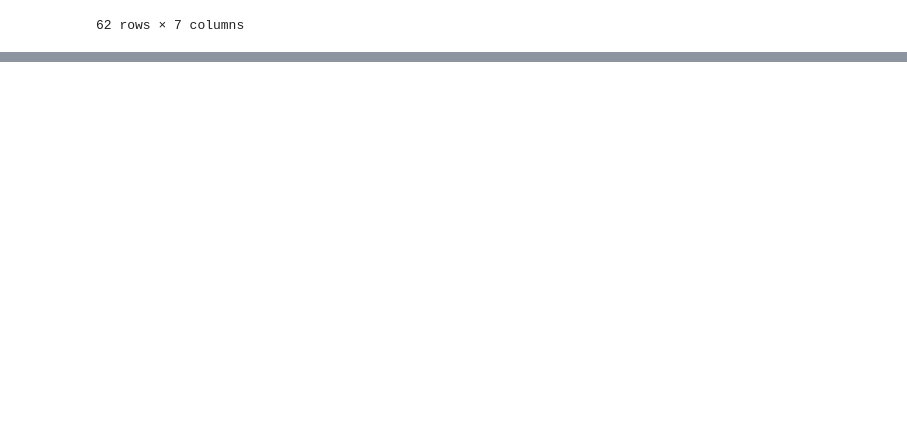
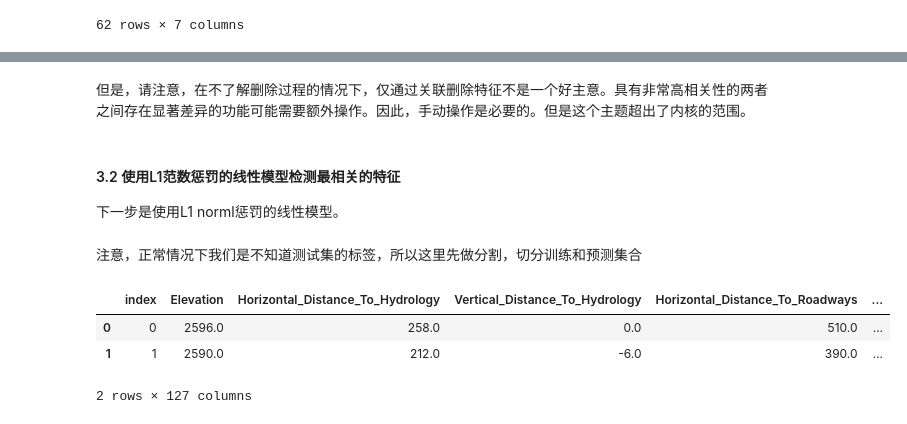
Before and after one commit to ben1234560/AiLearning-Theory-Applying, a Jupyter notebook: 竞赛优胜技巧/Automated feature engineering.ipynb, the cells around one changed output, grey strips where cells are left out. Cells and saved outputs as stored; diff of their text form; code cells hidden in the pictures; blank space fills up the shorter version.

```diff
--- a/竞赛优胜技巧/Automated feature engineering.ipynb
+++ b/竞赛优胜技巧/Automated feature engineering.ipynb
@@ -257,0 +337,15 @@ primitives[primitives['type'] == 'transform'].head(primitives[primitives['type']
+# %% [markdown]
+但是，请注意，在不了解删除过程的情况下，仅通过关联删除特征不是一个好主意。具有非常高相关性的两者之间存在显著差异的功能可能需要额外操作。因此，手动操作是必要的。但是这个主题超出了内核的范围。
+# %% [markdown]
+#### 3.2 使用L1范数惩罚的线性模型检测最相关的特征
+下一步是使用L1 norml惩罚的线性模型。
+# %% [markdown]
+注意，正常情况下我们是不知道测试集的标签，所以这里先做分割，切分训练和预测集合
+# %%
+df = pd.merge(features_filtered, y, on=['index'])
+df.head(2)
+# %% [output]
+|  | index | Elevation | Horizontal_Distance_To_Hydrology | Vertical_Distance_To_Hydrology | Horizontal_Distance_To_Roadways | ... |
+| 0 | 0 | 2596.0 | 258.0 | 0.0 | 510.0 | ... |
+| 1 | 1 | 2590.0 | 212.0 | -6.0 | 390.0 | ... |
+2 rows × 127 columns
```
Also changed, not shown: parts of 34 cells of this notebook.
